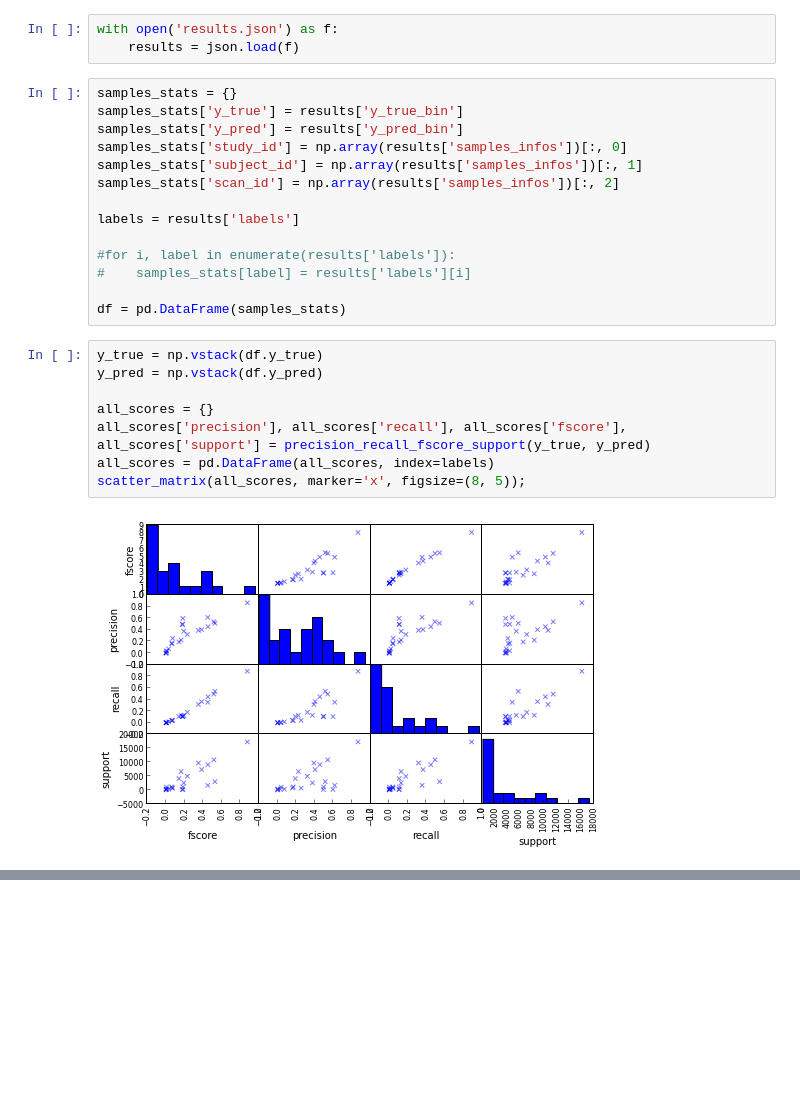
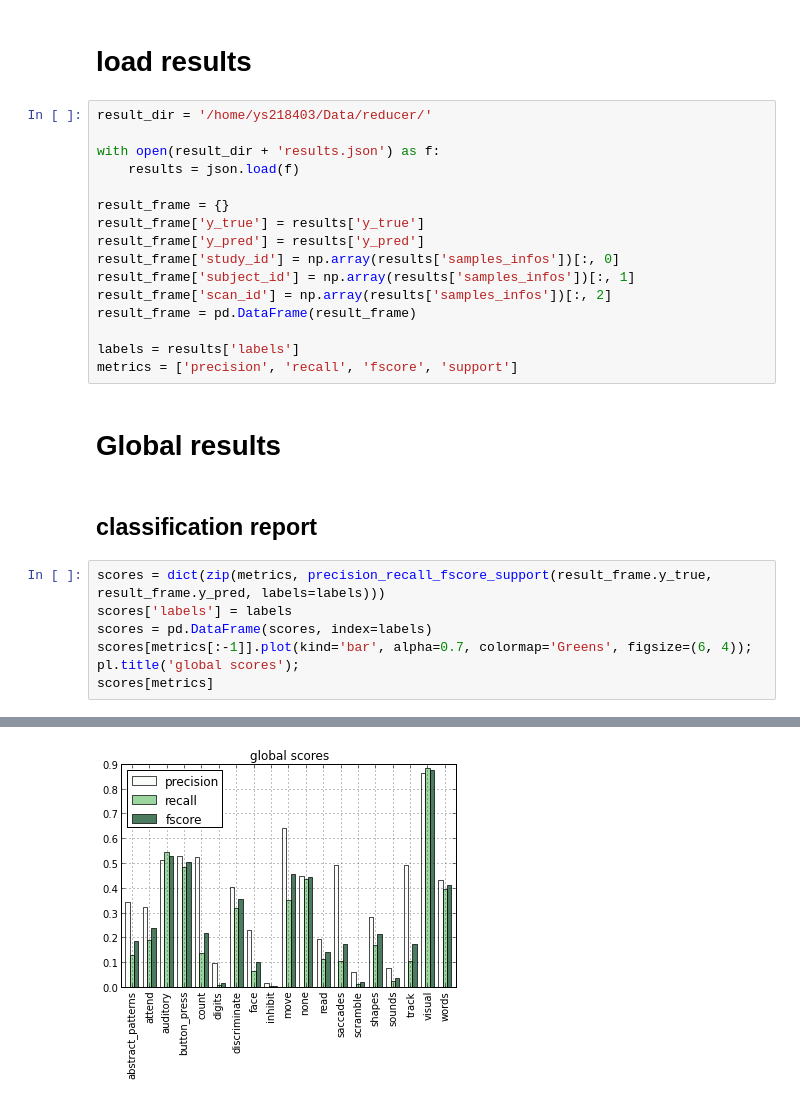
Before and after one commit to schwarty/notebooks, a Jupyter notebook: decoding_report.ipynb, the cells around one changed output, grey strips where cells are left out. Cells and saved outputs as stored; diff of their text form; blank space fills up the shorter version.

Commit message:
refactor decoding_report

```diff
--- a/decoding_report.ipynb
+++ b/decoding_report.ipynb
@@ -11,27 +12,30 @@ from sklearn.metrics import precision_recall_fscore_support
-# %%
-with open('results.json') as f:
-    results = json.load(f)
+# %% [markdown]
+# load results
 # %%
-samples_stats = {}
-samples_stats['y_true'] = results['y_true_bin']
-samples_stats['y_pred'] = results['y_pred_bin']
-samples_stats['study_id'] = np.array(results['samples_infos'])[:, 0]
-samples_stats['subject_id'] = np.array(results['samples_infos'])[:, 1]
-samples_stats['scan_id'] = np.array(results['samples_infos'])[:, 2]
+result_dir = '/home/ys218403/Data/reducer/'
+
+with open(result_dir + 'results.json') as f:
+    results = json.load(f)
+
+result_frame = {}
+result_frame['y_true'] = results['y_true']
+result_frame['y_pred'] = results['y_pred']
+result_frame['study_id'] = np.array(results['samples_infos'])[:, 0]
+result_frame['subject_id'] = np.array(results['samples_infos'])[:, 1]
+result_frame['scan_id'] = np.array(results['samples_infos'])[:, 2]
+result_frame = pd.DataFrame(result_frame)
 
 labels = results['labels']
-
-#for i, label in enumerate(results['labels']):
-#    samples_stats[label] = results['labels'][i]
-
-df = pd.DataFrame(samples_stats)
+metrics = ['precision', 'recall', 'fscore', 'support']
-# %%
-y_true = np.vstack(df.y_true)
-y_pred = np.vstack(df.y_pred)
-
-all_scores = {}
-all_scores['precision'], all_scores['recall'], all_scores['fscore'], all_scores['support'] = precision_recall_fscore_support(y_true, y_pred)
-all_scores = pd.DataFrame(all_scores, index=labels)
-scatter_matrix(all_scores, marker='x', figsize=(8, 5));
-# %% [output]
-[figure, removed]
+# %% [markdown]
+# Global results
+# %% [markdown]
+## classification report
+# %%
+scores = dict(zip(metrics, precision_recall_fscore_support(result_frame.y_true, result_frame.y_pred, labels=labels)))
+scores['labels'] = labels
+scores = pd.DataFrame(scores, index=labels)
+scores[metrics[:-1]].plot(kind='bar', alpha=0.7, colormap='Greens', figsize=(6, 4));
+pl.title('global scores');
+scores[metrics]
+# %% [output]
@@ -37,0 +59 @@ scatter_matrix(all_scores, marker='x', figsize=(8, 5));
+[figure, added]
```
Also changed, not shown: parts of 14 cells of this notebook.
